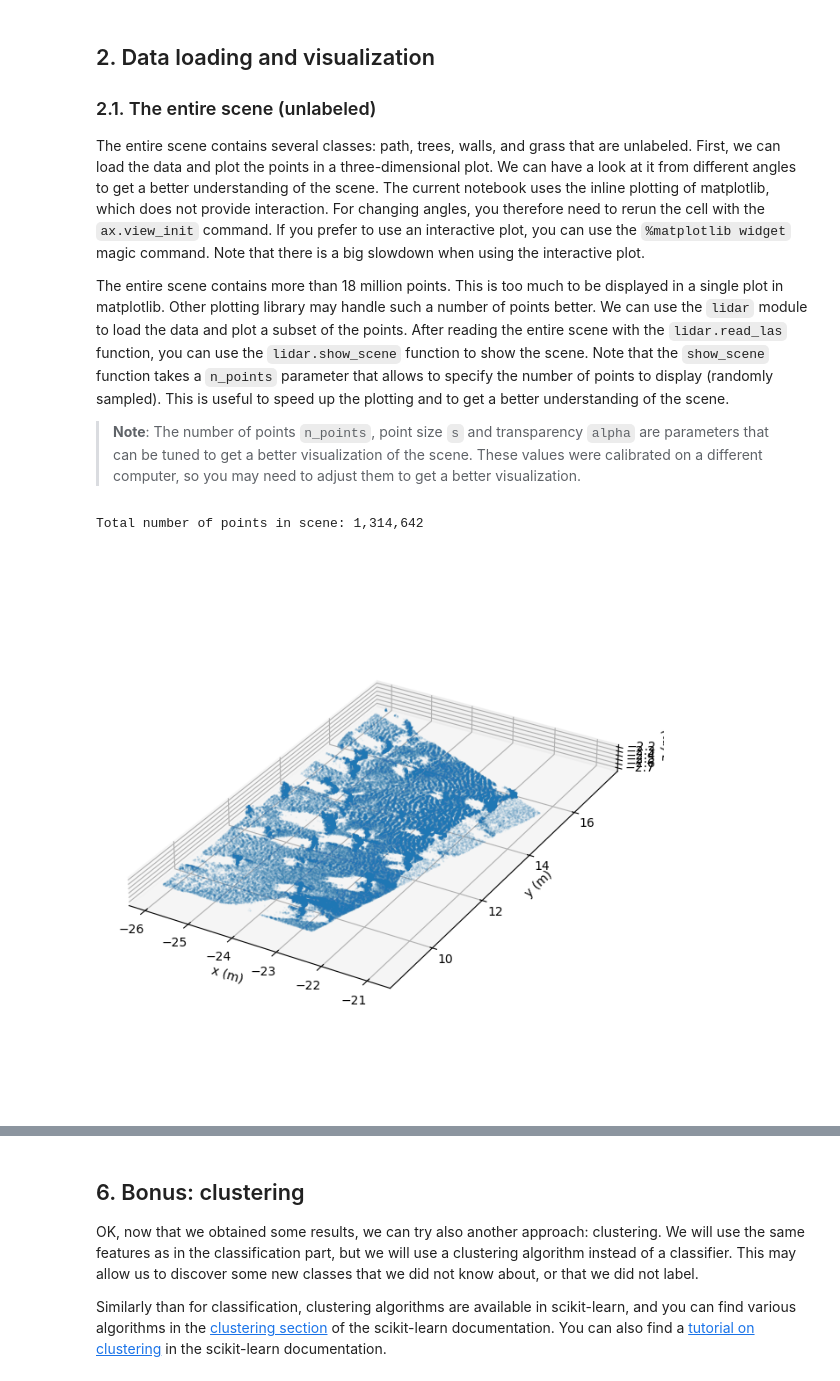
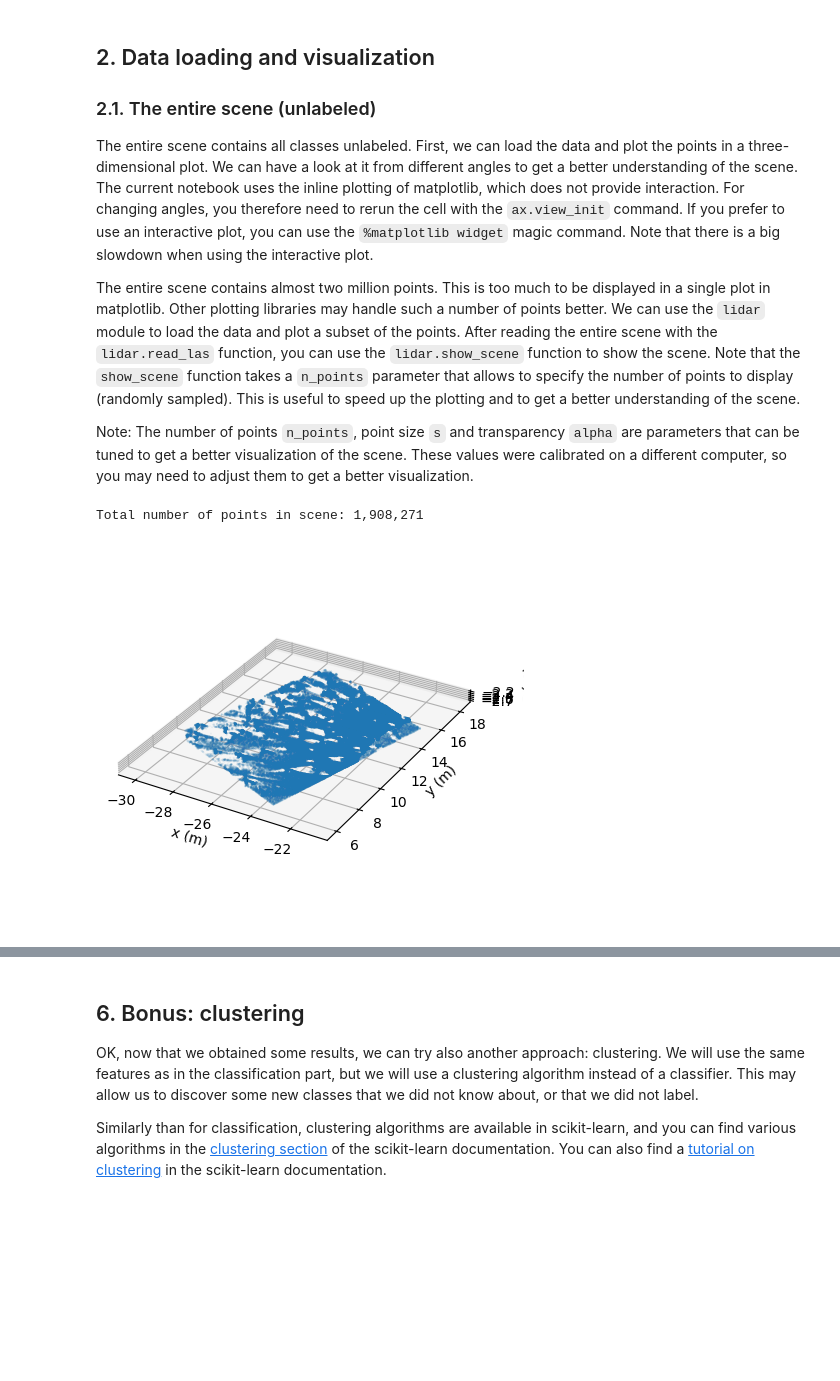
Before and after one commit to leonard-seydoux/earth-data-science, a Jupyter notebook: labs/3_lidar_classification/3_lidar_proofs.ipynb, the cells around one changed output, grey strips where cells are left out. Cells and saved outputs as stored; diff of their text form; code cells hidden in the pictures; blank space fills up the shorter version.

```diff
--- a/labs/3_lidar_classification/3_lidar_proofs.ipynb
+++ b/labs/3_lidar_classification/3_lidar_proofs.ipynb
@@ -40,30 +31,30 @@ The next command lines allow to define some properties for the matplotlib figure
 
 ### 2.1. The entire scene (unlabeled)
 
-The entire scene contains several classes: path, trees, walls, and grass that are unlabeled. First, we can load the data and plot the points in a three-dimensional plot. We can have a look at it from different angles to get a better understanding of the scene. The current notebook uses the inline plotting of matplotlib, which does not provide interaction. For changing angles, you therefore need to rerun the cell with the `ax.view_init` command. If you prefer to use an interactive plot, you can use the `%matplotlib widget` magic command. Note that there is a big slowdown when using the interactive plot.
+The entire scene contains all classes unlabeled. First, we can load the data and plot the points in a three-dimensional plot. We can have a look at it from different angles to get a better understanding of the scene. The current notebook uses the inline plotting of matplotlib, which does not provide interaction. For changing angles, you therefore need to rerun the cell with the `ax.view_init` command. If you prefer to use an interactive plot, you can use the `%matplotlib widget` magic command. Note that there is a big slowdown when using the interactive plot.
 
-The entire scene contains more than 18 million points. This is too much to be displayed in a single plot in matplotlib. Other plotting library may handle such a number of points better. We can use the `lidar` module to load the data and plot a subset of the points. After reading the entire scene with the `lidar.read_las` function, you can use the `lidar.show_scene` function to show the scene. Note that the `show_scene` function takes a `n_points` parameter that allows to specify the number of points to display (randomly sampled). This is useful to speed up the plotting and to get a better understanding of the scene.
+The entire scene contains almost two million points. This is too much to be displayed in a single plot in matplotlib. Other plotting libraries may handle such a number of points better. We can use the `lidar` module to load the data and plot a subset of the points. After reading the entire scene with the `lidar.read_las` function, you can use the `lidar.show_scene` function to show the scene. Note that the `show_scene` function takes a `n_points` parameter that allows to specify the number of points to display (randomly sampled). This is useful to speed up the plotting and to get a better understanding of the scene.
 
-> __Note__: The number of points `n_points`, point size `s` and transparency `alpha` are parameters that can be tuned to get a better visualization of the scene. These values were calibrated on a different computer, so you may need to adjust them to get a better visualization.
+Note: The number of points `n_points`, point size `s` and transparency `alpha` are parameters that can be tuned to get a better visualization of the scene. These values were calibrated on a different computer, so you may need to adjust them to get a better visualization.
 # %%
+# Paths
+DIRPATH_UNLABELED = "data/evaluation"
+DIRPATH_LABELED = "data/labeled"
+
 # Read the whole dataset
-scene = lidar.read_xyz("data/evaluation/scene2.xyz")
+scene = lidar.read_xyz(os.path.join(DIRPATH_UNLABELED, "scene.xyz"))
 
 # Get the shape of the dataset
 print(f"Total number of points in scene: {scene.shape[0]:,}")
 
-# Create figure and axes
-fig = plt.figure(figsize=(8, 8))
-ax = plt.axes(projection="3d")
-
 # Plot the scene
-lidar.plot_scene(scene, s=0.1, alpha=0.1, n_points=250000, ax=ax)
+lidar.plot_scene(scene, s=0.1, alpha=0.1, n_points=250_000)
 
 # Show
 plt.show()
 # %% [output]
-Total number of points in scene: 1,314,642
+Total number of points in scene: 1,908,271
-[figure, old version]
+[figure, new version]
 # %% [markdown]
 ### 2.2. The labeled sets
 
```
Also changed, not shown: parts of 31 cells of this notebook.
